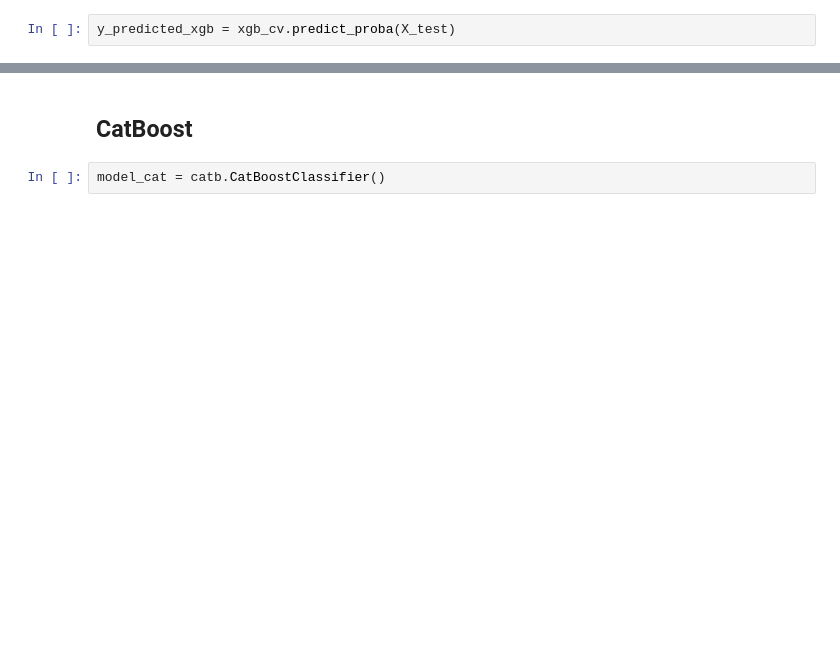
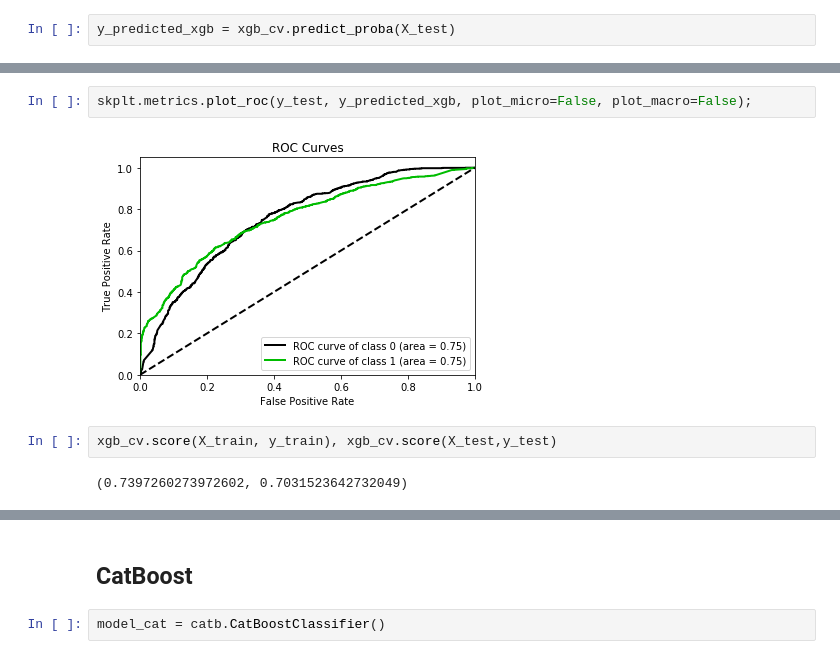
Before and after one commit to marianavinyolas/TP2-Organizacion-de-datos, a Jupyter notebook: TP2-OrganizaciondeDatos.ipynb, the cells around one changed output, grey strips where cells are left out. Drawn from its saved outputs; the diff is of its cells as text; blank space fills up the shorter version.

```diff
--- a/TP2-OrganizaciondeDatos.ipynb
+++ b/TP2-OrganizaciondeDatos.ipynb
@@ -423,0 +435,8 @@ xgb.plot_importance(xgb_cv.best_estimator_, height=0.8, max_num_features=5);
+# %%
+skplt.metrics.plot_roc(y_test, y_predicted_xgb, plot_micro=False, plot_macro=False);
+# %% [output]
+[figure, added]
+# %%
+xgb_cv.score(X_train, y_train), xgb_cv.score(X_test,y_test)
+# %% [output]
+(0.7397260273972602, 0.7031523642732049)
```
Also changed, not shown: parts of 72 cells of this notebook.
